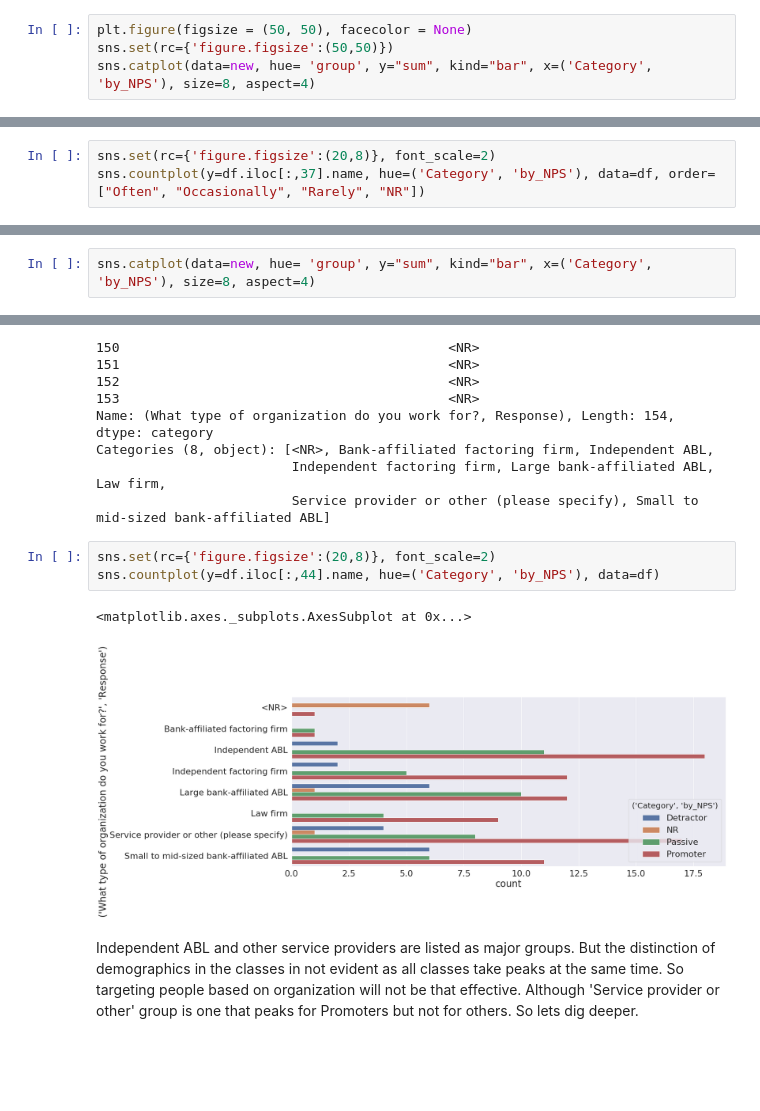
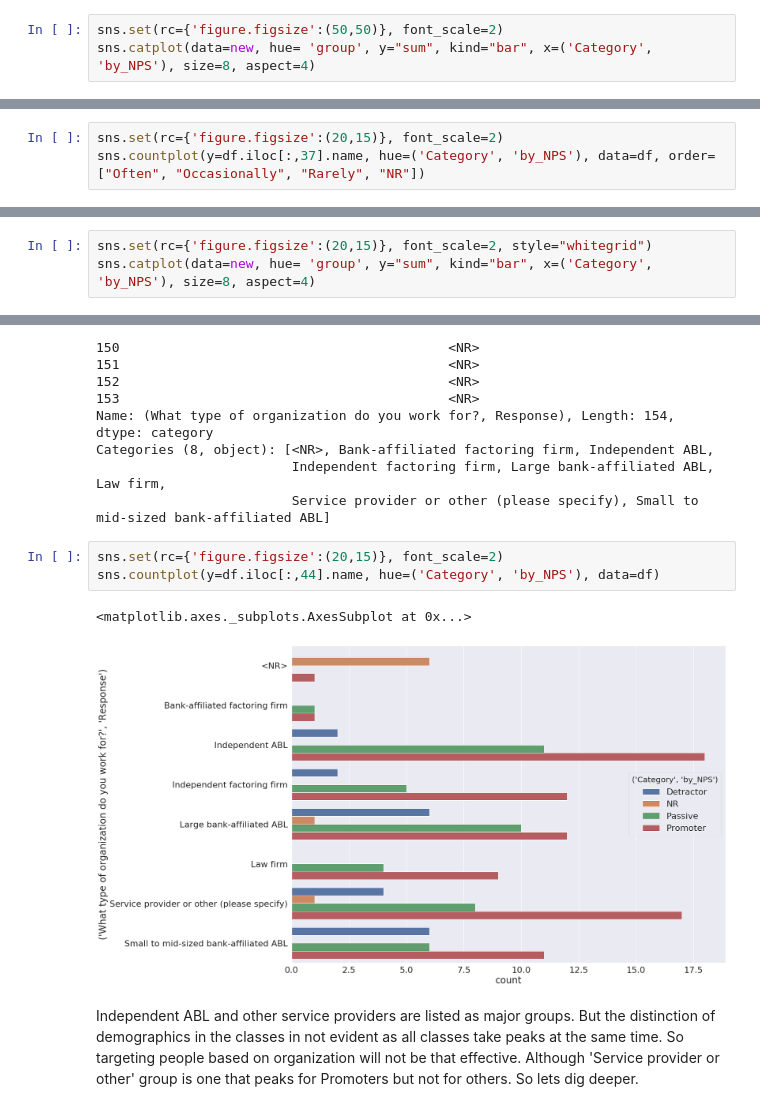
Before and after one commit to mavalliani/SFNet_survey, a Jupyter notebook: SFNet_Survey_Project.ipynb, the cells around one changed output, grey strips where cells are left out. Drawn from its saved outputs; the diff is of its cells as text; blank space fills up the shorter version.

```diff
--- a/SFNet_Survey_Project.ipynb
+++ b/SFNet_Survey_Project.ipynb
@@ -389,8 +389,7 @@ new.head()
 | 3 | Detractor | Equipment finance and leasing com... | 4 |
 | 4 | Detractor | Factors | 4 |
 # %%
-plt.figure(figsize = (50, 50), facecolor = None)
-sns.set(rc={'figure.figsize':(50,50)})
+sns.set(rc={'figure.figsize':(50,50)}, font_scale=2)
 sns.catplot(data=new, hue= 'group', y="sum", kind="bar", x=('Category', 'by_NPS'), size=8, aspect=4)
 # %% [output]
 <seaborn.axisgrid.FacetGrid at 0x...>
@@ -448,7 +446,7 @@ No set pattern seem to emerge here with events, networking, communication as hig
 # %% [markdown]
 ## Question 9: How frequently do you interact with SFNet?
 # %%
-sns.set(rc={'figure.figsize':(20,8)}, font_scale=2)
+sns.set(rc={'figure.figsize':(20,15)}, font_scale=2)
 sns.countplot(y=df.iloc[:,37].name, hue=('Category', 'by_NPS'), data=df, order=["Often", "Occasionally", "Rarely", "NR"])
 # %% [output]
 <matplotlib.axes._subplots.AxesSubplot at 0x...>
@@ -489,6 +487,7 @@ new.head()
 | 3 | NR | Both | 2 |
 | 4 | NR | Chapter (U.S. or international) | 0 |
 # %%
+sns.set(rc={'figure.figsize':(20,15)}, font_scale=2, style="whitegrid")
 sns.catplot(data=new, hue= 'group', y="sum", kind="bar", x=('Category', 'by_NPS'), size=8, aspect=4)
 # %% [output]
 <seaborn.axisgrid.FacetGrid at 0x...>
@@ -516,11 +515,11 @@ Categories (8, object): [<NR>, Bank-affiliated factoring firm, Independent ABL,
                          Independent factoring firm, Large bank-affiliated ABL, Law firm,
                          Service provider or other (please specify), Small to mid-sized bank-affiliated ABL]
 # %%
-sns.set(rc={'figure.figsize':(20,8)}, font_scale=2)
+sns.set(rc={'figure.figsize':(20,15)}, font_scale=2)
 sns.countplot(y=df.iloc[:,44].name, hue=('Category', 'by_NPS'), data=df)
 # %% [output]
 <matplotlib.axes._subplots.AxesSubplot at 0x...>
-[figure, old version]
+[figure, new version]
 # %% [markdown]
 Independent ABL and other service providers are listed as major groups. But the distinction of demographics in the classes in not evident as all classes take peaks at the same time. So targeting people based on organization will not be that effective.
 Although 'Service provider or other' group is one that peaks for Promoters but not for others. So lets dig deeper.
```
Also changed, not shown: parts of 6 cells of this notebook.
